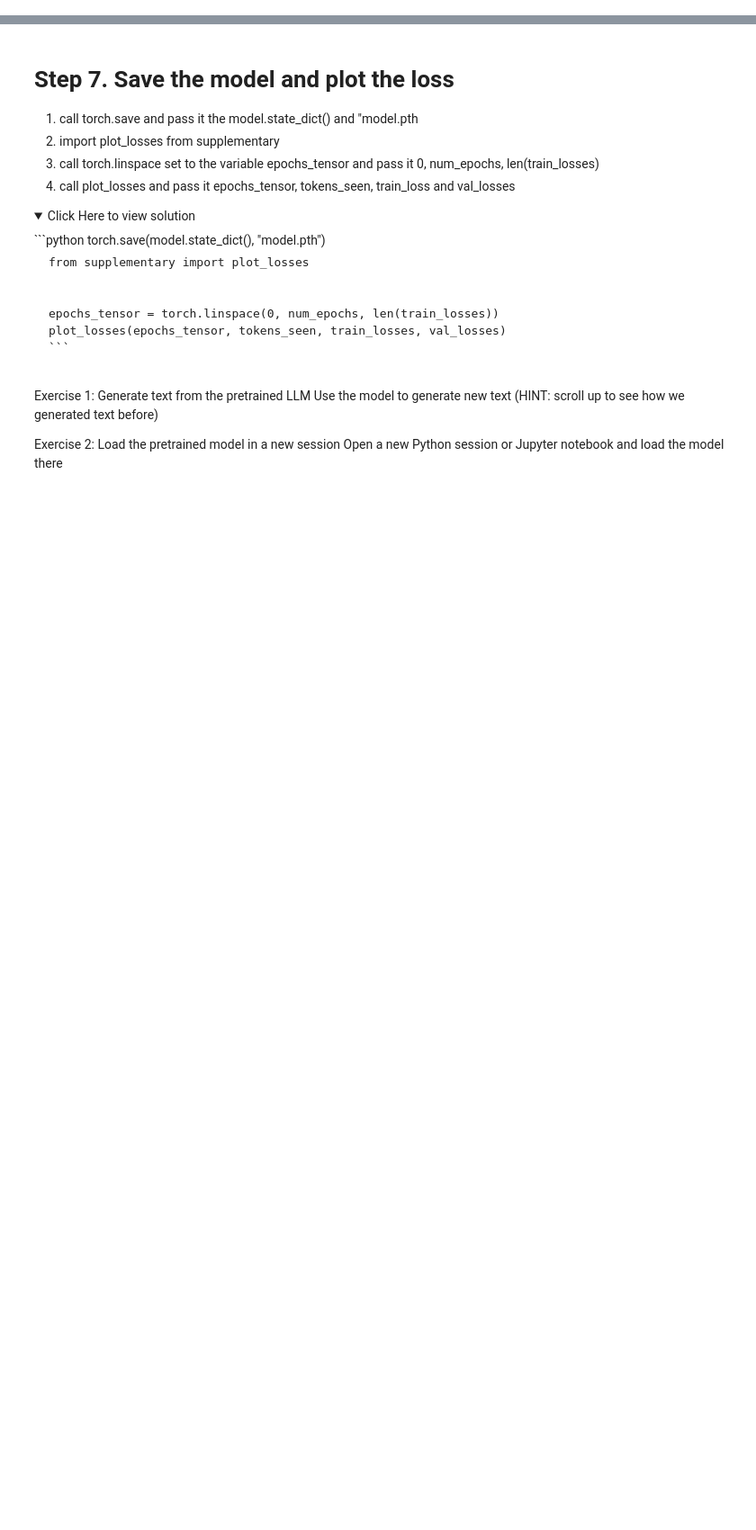
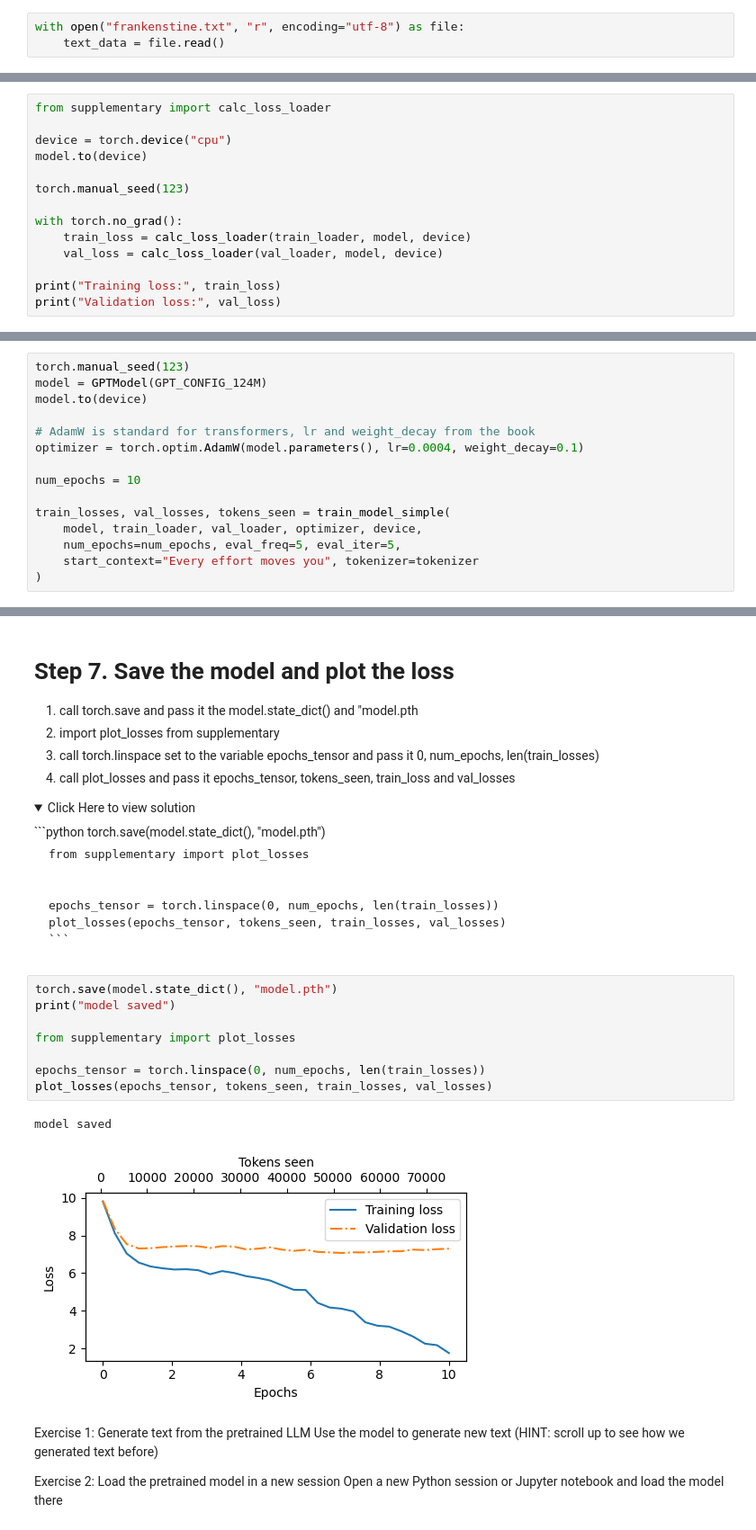
Before and after one commit to rhamidimalayeri/430, a Jupyter notebook: Lab: LLM3 Training the Model/LLMLab3-1.ipynb, the cells around one changed output, grey strips where cells are left out. Shown at 90% size. Drawn from its saved outputs; the diff is of its cells as text; folded sections open; blank space fills up the shorter version.

````diff
--- a/Lab: LLM3 Training the Model/LLMLab3-1.ipynb
+++ b/Lab: LLM3 Training the Model/LLMLab3-1.ipynb
@@ -135,3 +217,6 @@ We will be using a few chapters of frankenstine so the training completels faste
     print("Characters:", total_characters)
     print("Tokens:", total_tokens)
     ```
+# %%
+with open("frankenstine.txt", "r", encoding="utf-8") as file:
+    text_data = file.read()
@@ -234,3 +410,17 @@ with torch.no_grad(): # Disable gradient tracking for efficiency because we are
     print("Training loss:", train_loss)
     print("Validation loss:", val_loss)
   ```
+# %%
+from supplementary import calc_loss_loader
+
+device = torch.device("cpu")
+model.to(device)
+
+torch.manual_seed(123)
+
+with torch.no_grad():
+    train_loss = calc_loss_loader(train_loader, model, device)
+    val_loss = calc_loss_loader(val_loader, model, device)
+
+print("Training loss:", train_loss)
+print("Validation loss:", val_loss)
@@ -346,0 +582,15 @@ def train_model_simple(model, train_loader, val_loader, optimizer, device, num_e
+# %%
+torch.manual_seed(123)
+model = GPTModel(GPT_CONFIG_124M)
+model.to(device)
+
+# AdamW is standard for transformers, lr and weight_decay from the book
+optimizer = torch.optim.AdamW(model.parameters(), lr=0.0004, weight_decay=0.1)
+
+num_epochs = 10
+
+train_losses, val_losses, tokens_seen = train_model_simple(
+    model, train_loader, val_loader, optimizer, device,
+    num_epochs=num_epochs, eval_freq=5, eval_iter=5,
+    start_context="Every effort moves you", tokenizer=tokenizer
+)
@@ -361,6 +629,17 @@ def train_model_simple(model, train_loader, val_loader, optimizer, device, num_e
     epochs_tensor = torch.linspace(0, num_epochs, len(train_losses))
     plot_losses(epochs_tensor, tokens_seen, train_losses, val_losses)
     ```
+# %%
+torch.save(model.state_dict(), "model.pth")
+print("model saved")
+
+from supplementary import plot_losses
+
+epochs_tensor = torch.linspace(0, num_epochs, len(train_losses))
+plot_losses(epochs_tensor, tokens_seen, train_losses, val_losses)
+# %% [output]
+model saved
+[figure, added]
 # %% [markdown]
 Exercise 1: Generate text from the pretrained LLM
 Use the model to generate new text (HINT: scroll up to see how we generated text before)
````
Also changed, not shown: parts of 14 cells of this notebook.
